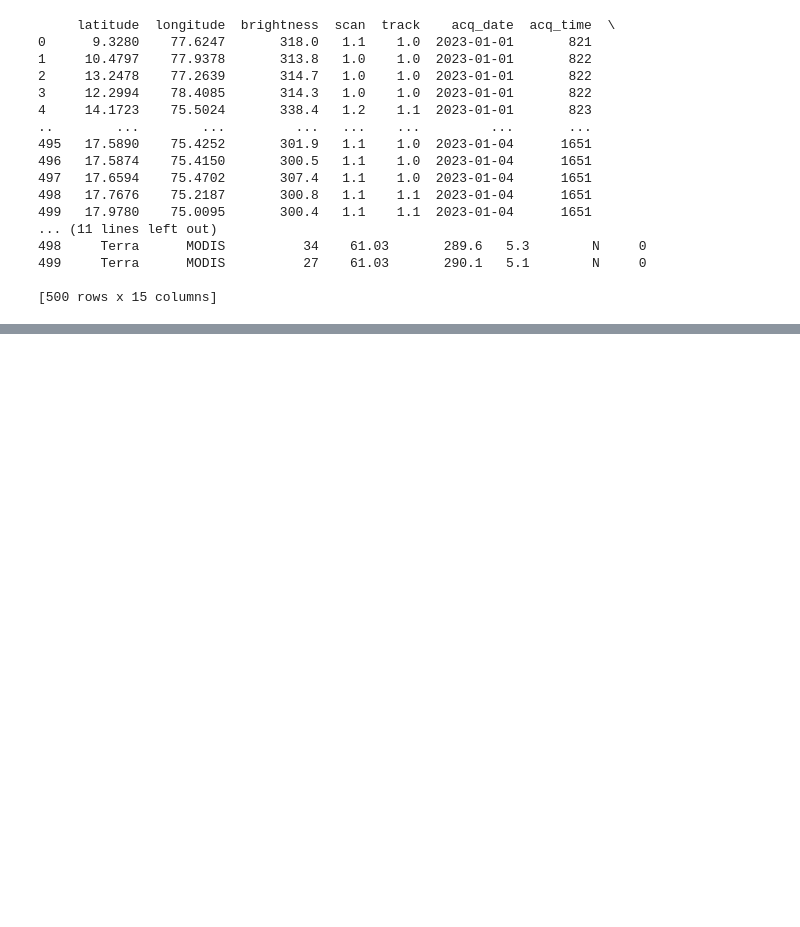
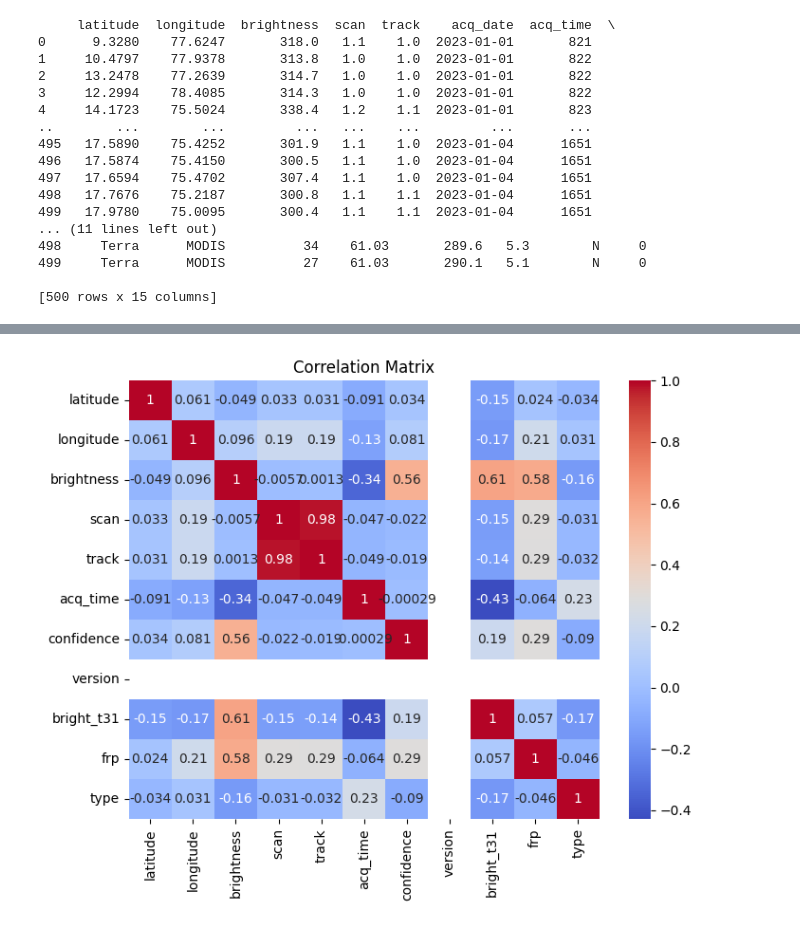
Before and after one commit to Komal283/Enter-Week-1, a Jupyter notebook: WildfireDetection.ipynb, the cells around one changed output, grey strips where cells are left out. Drawn from its saved outputs; the diff is of its cells as text; code cells hidden in the pictures; blank space fills up the shorter version.

```diff
--- a/WildfireDetection.ipynb
+++ b/WildfireDetection.ipynb
@@ -123,0 +158,9 @@ Dataset copied successfully to copied_dataset.csv
+# %%
+##Correlation Matrix
+num_cols = df.select_dtypes(include=np.number).columns.tolist()
+plt.figure(figsize=(8, 6))
+sns.heatmap(df[num_cols].corr(), annot=True, cmap="coolwarm")
+plt.title("Correlation Matrix")
+plt.show()
+# %% [output]
+[figure, added]
```
Also changed, not shown: parts of 19 cells of this notebook.
